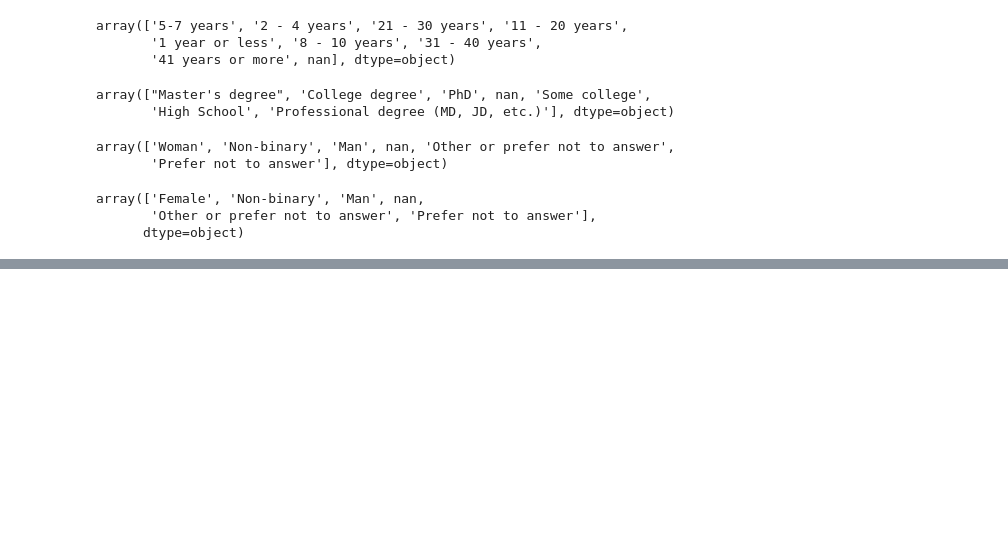
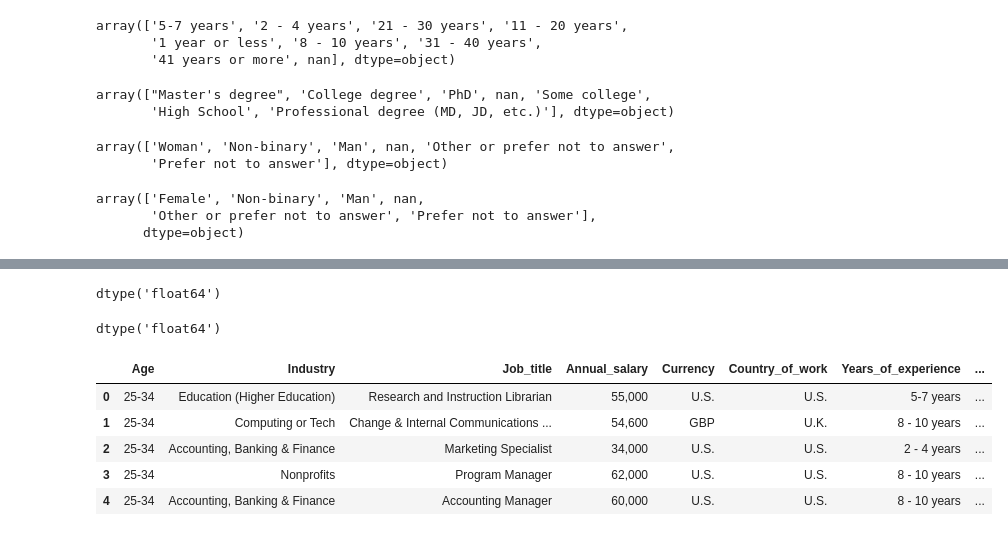
Before and after one commit to pta20037/CA1_SalarySurvey, a Jupyter notebook: CA1_SalarySurvey-Class.ipynb, the cells around one changed output, grey strips where cells are left out. Cells and saved outputs as stored; diff of their text form; code cells hidden in the pictures; blank space fills up the shorter version.

```diff
--- a/CA1_SalarySurvey-Class.ipynb
+++ b/CA1_SalarySurvey-Class.ipynb
@@ -409,0 +522,4 @@ array(['U.S.', 'U.K.', 'Canada', 'Netherlands', 'Australia', 'Spain',
+# %%
+clean_reduced_df["Annual_salary"].dtypes
+# %% [output]
+dtype('float64')
@@ -409,0 +529,13 @@ array(['U.S.', 'U.K.', 'Canada', 'Netherlands', 'Australia', 'Spain',
+# %%
+clean_reduced_df["Annual_salary"].dtypes
+# %% [output]
+dtype('float64')
+# %%
+no_nas_df.head()
+# %% [output]
+|  | Age | Industry | Job_title | Annual_salary | Currency | Country_of_work | Years_of_experience | ... |
+| 0 | 25-34 | Education (Higher Education) | Research and Instruction Librarian | 55,000 | U.S. | U.S. | 5-7 years | ... |
+| 1 | 25-34 | Computing or Tech | Change & Internal Communications ... | 54,600 | GBP | U.K. | 8 - 10 years | ... |
+| 2 | 25-34 | Accounting, Banking & Finance | Marketing Specialist | 34,000 | U.S. | U.S. | 2 - 4 years | ... |
+| 3 | 25-34 | Nonprofits | Program Manager | 62,000 | U.S. | U.S. | 8 - 10 years | ... |
+| 4 | 25-34 | Accounting, Banking & Finance | Accounting Manager | 60,000 | U.S. | U.S. | 8 - 10 years | ... |
```
Also changed, not shown: parts of 82 cells of this notebook, 1 other file.
